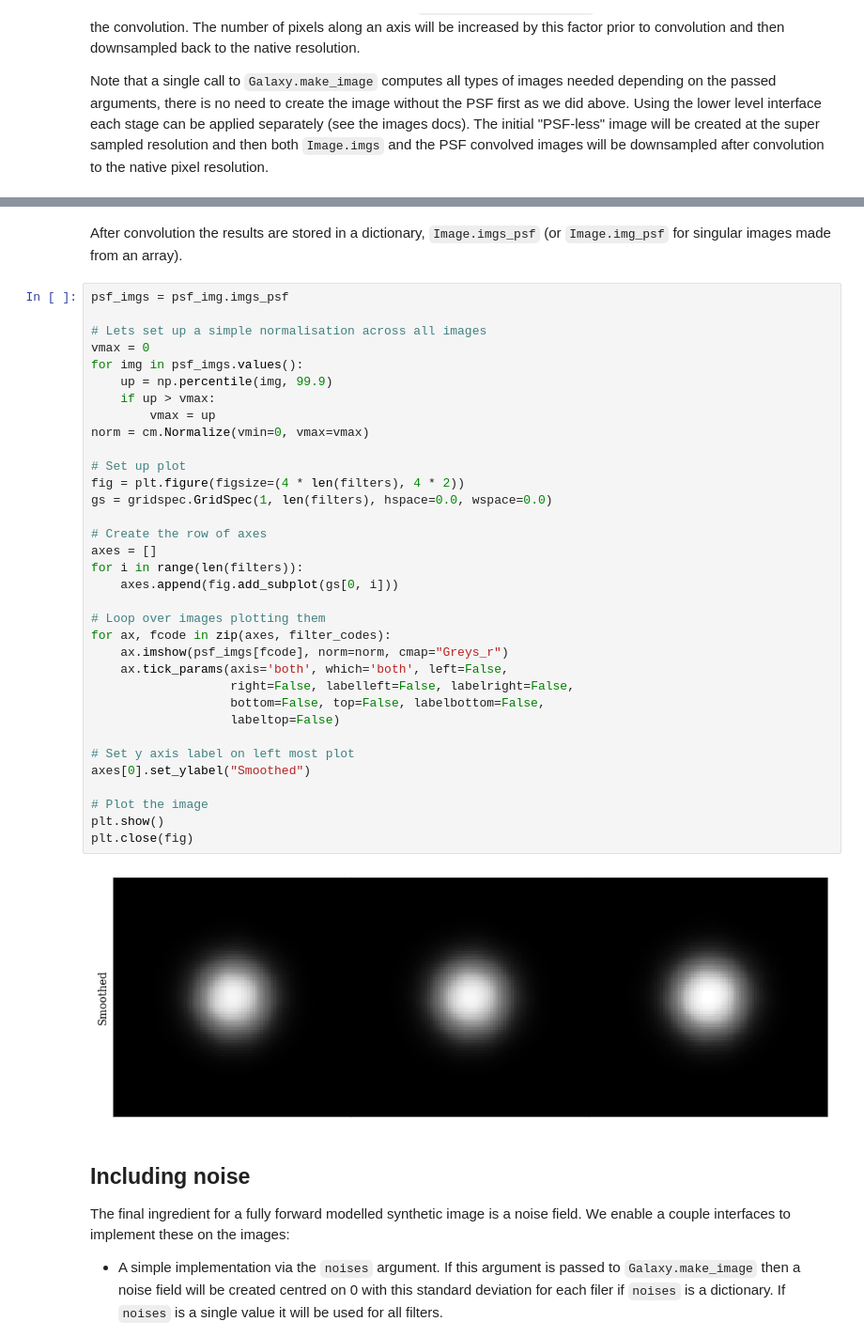
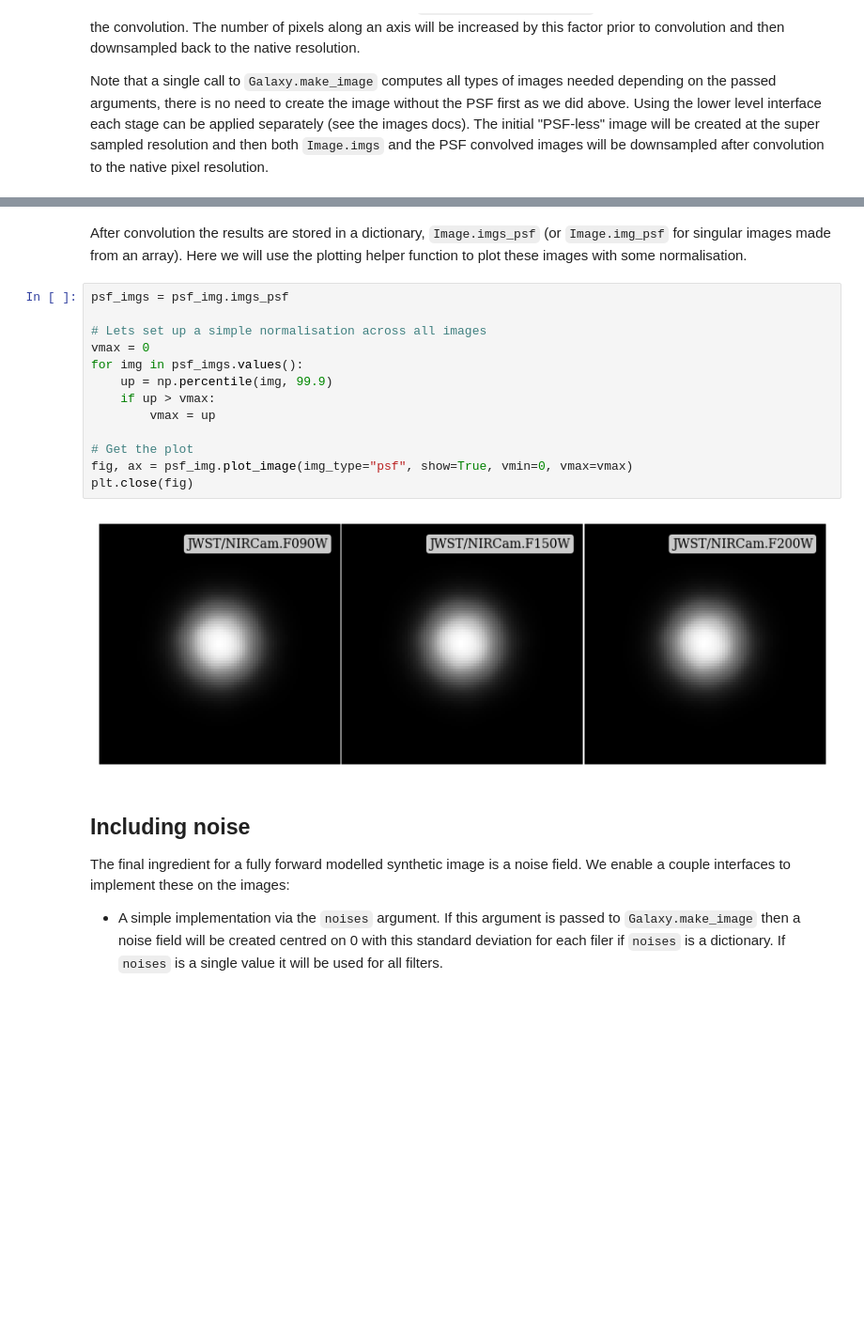
Before and after one commit to WillJRoper/synthesizer-history_change, a Jupyter notebook: docs/source/imaging/particle_imaging.ipynb, the cells around one changed output, grey strips where cells are left out. Shown at 94% size. Cells and saved outputs as stored; diff of their text form; blank space fills up the shorter version.

```diff
--- a/docs/source/imaging/particle_imaging.ipynb
+++ b/docs/source/imaging/particle_imaging.ipynb
@@ -352,41 +351,20 @@ Smoothed images made, took: 45.34127593040466
 # %% [markdown]
-After convolution the results are stored in a dictionary, `Image.imgs_psf` (or `Image.img_psf` for singular images made from an array).
+After convolution the results are stored in a dictionary, `Image.imgs_psf` (or `Image.img_psf` for singular images made from an array). Here we will use the plotting helper function to plot these images with some normalisation.
 # %%
 psf_imgs = psf_img.imgs_psf
 
 # Lets set up a simple normalisation across all images
 vmax = 0
 for img in psf_imgs.values():
     up = np.percentile(img, 99.9)
     if up > vmax:
         vmax = up
-norm = cm.Normalize(vmin=0, vmax=vmax)
 
-# Set up plot
-fig = plt.figure(figsize=(4 * len(filters), 4 * 2))
-gs = gridspec.GridSpec(1, len(filters), hspace=0.0, wspace=0.0)
-
-# Create the row of axes
-axes = []
-for i in range(len(filters)):
-    axes.append(fig.add_subplot(gs[0, i]))
-
-# Loop over images plotting them
-for ax, fcode in zip(axes, filter_codes):
-    ax.imshow(psf_imgs[fcode], norm=norm, cmap="Greys_r")
-    ax.tick_params(axis='both', which='both', left=False,
-                   right=False, labelleft=False, labelright=False,
-                   bottom=False, top=False, labelbottom=False,
-                   labeltop=False)
-
-# Set y axis label on left most plot
-axes[0].set_ylabel("Smoothed")
-
-# Plot the image
-plt.show()
+# Get the plot
+fig, ax = psf_img.plot_image(img_type="psf", show=True, vmin=0, vmax=vmax)
 plt.close(fig)
 # %% [output]
-[figure, old version]
+[figure, new version]
 # %% [markdown]
 ## Including noise
 
```
Also changed, not shown: parts of 13 cells of this notebook.
